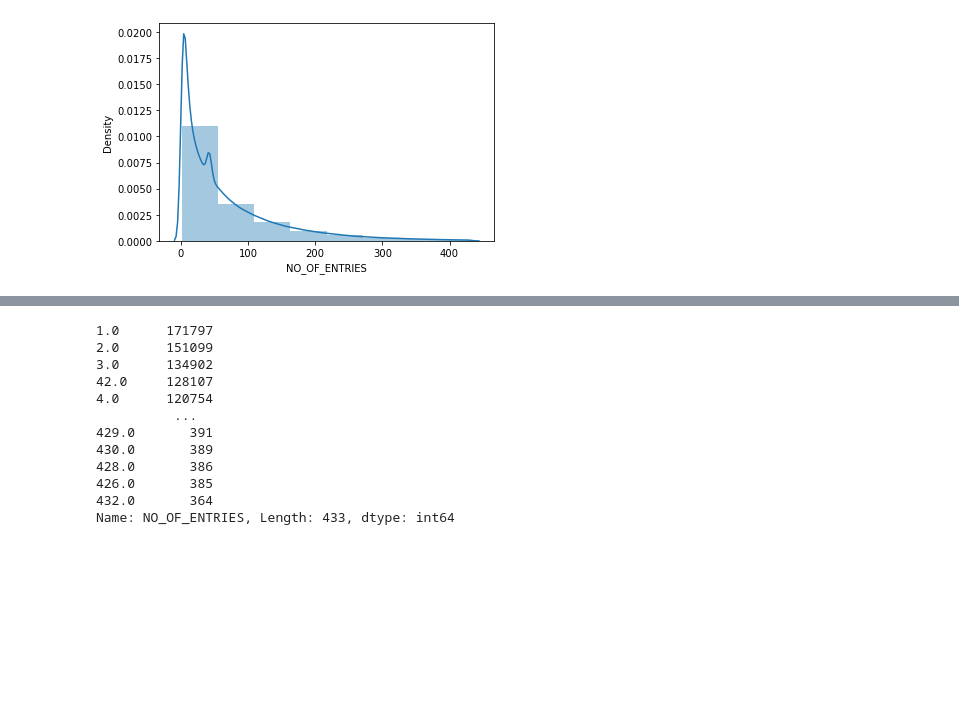
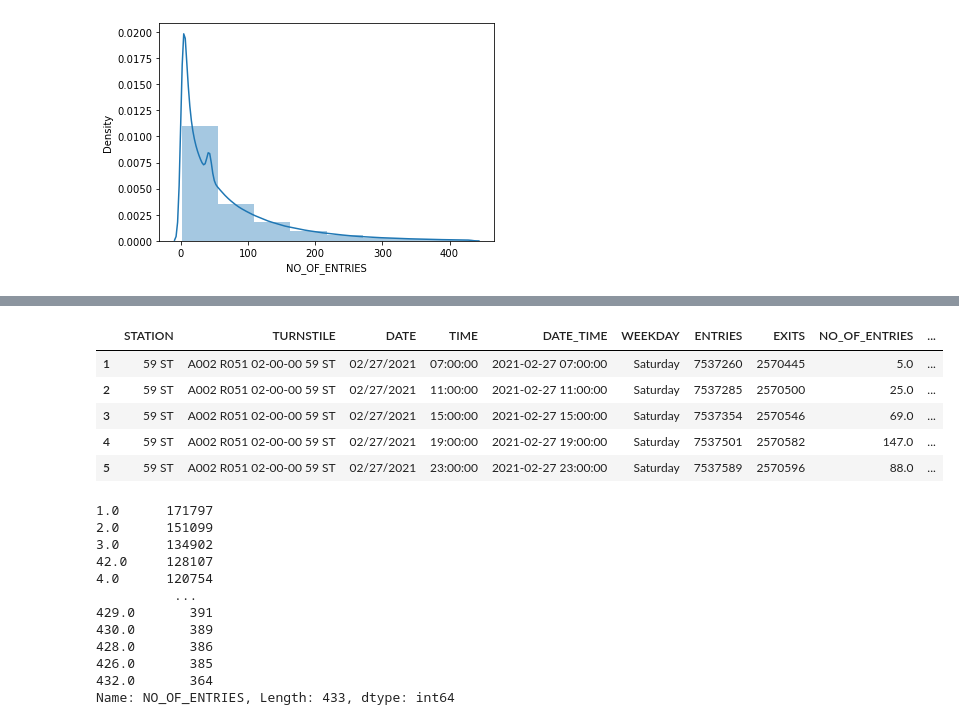
Before and after one commit to osmanGuler19/MTA_TURNSTILE, a Jupyter notebook: DS-1.ipynb, the cells around one changed output, grey strips where cells are left out. Saved outputs shown, nothing was run; the diff lists cells and outputs as text; code cells hidden in the pictures; blank space fills up the shorter version.

```diff
--- a/DS-1.ipynb
+++ b/DS-1.ipynb
@@ -227,6 +227,28 @@ mta.sort_values(by=['NO_OF_ENTRIES','NO_OF_EXITS'], ascending=False).head()
 | 5541073 | 34 ST-HERALD SQ | N506 R022 00-05-04 34 ST-HERALD SQ | 08/29/2021 | 16:00:00 | 2021-08-29 16:00:00 | Sunday | 140937 | 152517 | 433.0 | ... |
 | 5463253 | 36 ST | C018 R197 00-00-00 36 ST | 09/02/2021 | 21:00:00 | 2021-09-02 21:00:00 | Thursday | 402089 | 609221 | 433.0 | ... |
 | 2531536 | 36 ST | C018 R197 00-00-00 36 ST | 05/24/2021 | 17:00:00 | 2021-05-24 17:00:00 | Monday | 253970 | 379008 | 433.0 | ... |
+# %%
+def divideDateTime(x):
+    time = datetime.strptime(x.strftime("%y-%m-%d %H:%M:%S"), "%y-%m-%d %H:%M:%S")
+    if(time.hour>18):
+        return 'EVENING'
+    elif(time.hour > 12):
+        return 'AFTERNOON'
+    elif(time.hour>6):
+        return 'MORNING'
+    else:
+        return 'NIGHT'
+# %%
+mta['DAY_PART'] = mta['DATE_TIME'].apply(divideDateTime)
+# %%
+mta.head()
+# %% [output]
+|  | STATION | TURNSTILE | DATE | TIME | DATE_TIME | WEEKDAY | ENTRIES | EXITS | NO_OF_ENTRIES | ... |
+| 1 | 59 ST | A002 R051 02-00-00 59 ST | 02/27/2021 | 07:00:00 | 2021-02-27 07:00:00 | Saturday | 7537260 | 2570445 | 5.0 | ... |
+| 2 | 59 ST | A002 R051 02-00-00 59 ST | 02/27/2021 | 11:00:00 | 2021-02-27 11:00:00 | Saturday | 7537285 | 2570500 | 25.0 | ... |
+| 3 | 59 ST | A002 R051 02-00-00 59 ST | 02/27/2021 | 15:00:00 | 2021-02-27 15:00:00 | Saturday | 7537354 | 2570546 | 69.0 | ... |
+| 4 | 59 ST | A002 R051 02-00-00 59 ST | 02/27/2021 | 19:00:00 | 2021-02-27 19:00:00 | Saturday | 7537501 | 2570582 | 147.0 | ... |
+| 5 | 59 ST | A002 R051 02-00-00 59 ST | 02/27/2021 | 23:00:00 | 2021-02-27 23:00:00 | Saturday | 7537589 | 2570596 | 88.0 | ... |
 # %%
 mta.NO_OF_ENTRIES.value_counts()
 # %% [output]
```
Also changed, not shown: parts of 6 cells of this notebook.
